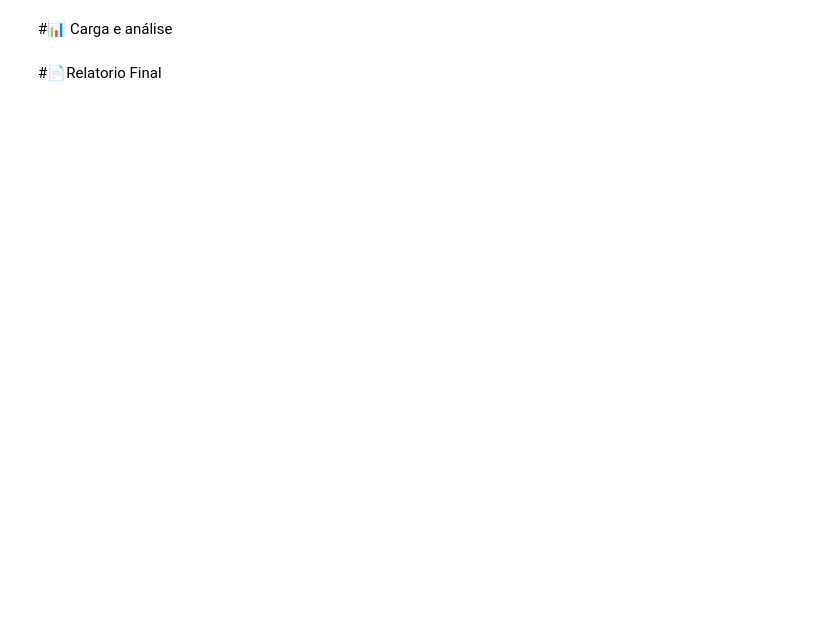
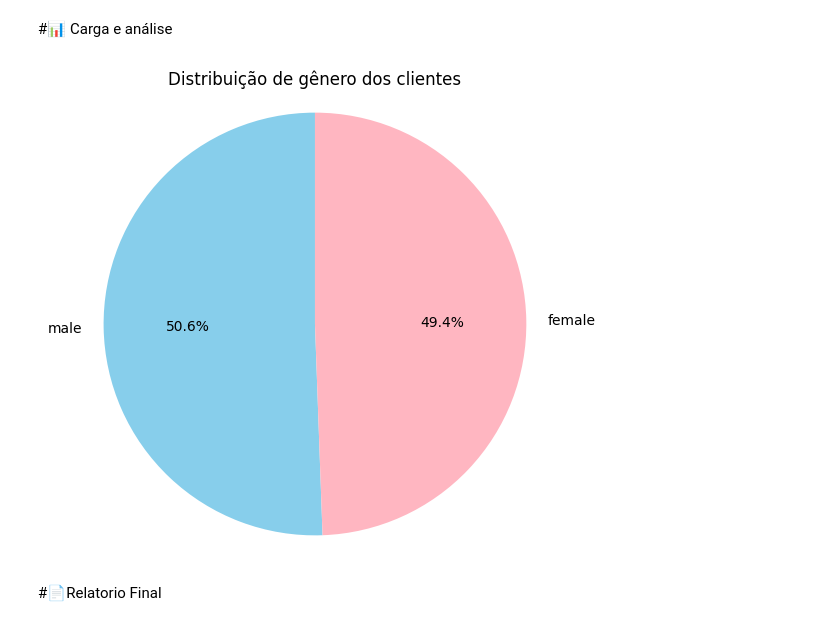
Before and after one commit to devFari/Challenge_Telecom_X, a Jupyter notebook: TelecomX_BR.ipynb, the cells around one changed output. Cells and saved outputs as stored; diff of their text form; code cells hidden in the pictures; blank space fills up the shorter version.

```diff
--- a/TelecomX_BR.ipynb
+++ b/TelecomX_BR.ipynb
@@ -16,0 +53,13 @@ df
+# %%
+# normalizando
+for col in df.columns:
+    if df[col].apply(lambda x: isinstance(x, dict)).any():
+        normalized = pd.json_normalize(df[col])
+        df = pd.concat([df.drop(columns=[col]), normalized], axis=1)
+# %%
+# Remover duplicatas e valores nulos
+df = df.drop_duplicates()
+df = df.dropna()
+# %%
+# Adicionar a coluna "Contas_Diarias" = Charges.Monthly / 30
+df['Contas_Diarias'] = df['Charges.Monthly'] / 30
@@ -16,0 +82,6 @@ df
+# %%
+for coluna in df.columns:
+    if df[coluna].dtype == 'object':
+        df[coluna] = df[coluna].str.lower()
+
+df
@@ -17,4 +102,26 @@ df
 # %% [markdown]
 #📊 Carga e análise
+# %%
+# variavel coom a distribuição dos generos
+genero = df['gender']
+
+# Contar quantas vezes cada gênero aparece
+contagem_genero = genero.value_counts()
+
+# Plotar o gráfico de pizza
+plt.figure(figsize=(6, 6))
+plt.pie(
+    contagem_genero,
+    labels=contagem_genero.index,
+    autopct='%1.1f%%',
+    startangle=90,
+    colors=['skyblue', 'lightpink']
+)
+plt.title('Distribuição de gênero dos clientes')
+plt.axis('equal')  # Deixa o gráfico redondo
+
+plt.show()
+# %% [output]
+[figure, added]
 # %% [markdown]
 #📄Relatorio Final
```
Also changed, not shown: parts of 5 cells of this notebook.
